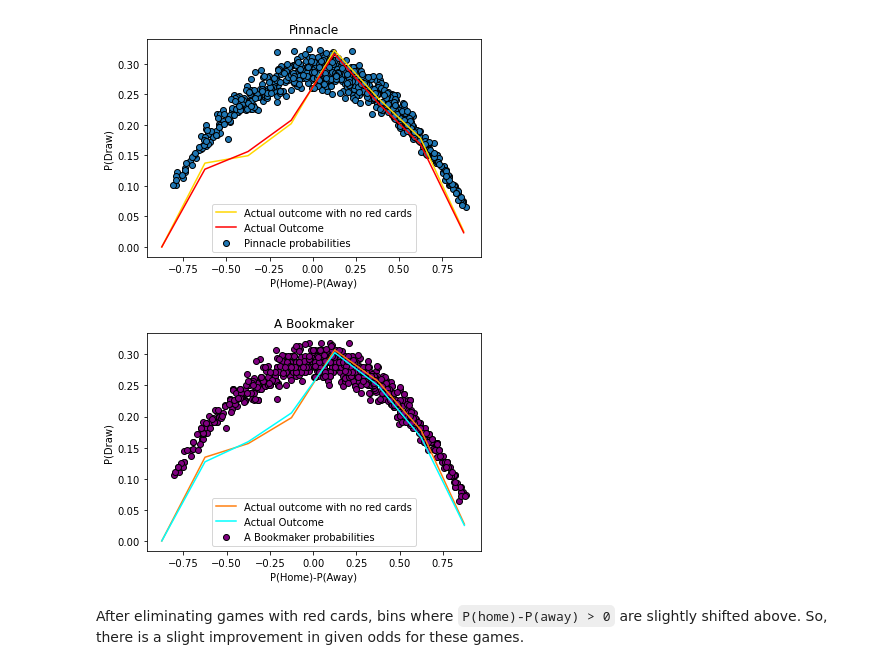
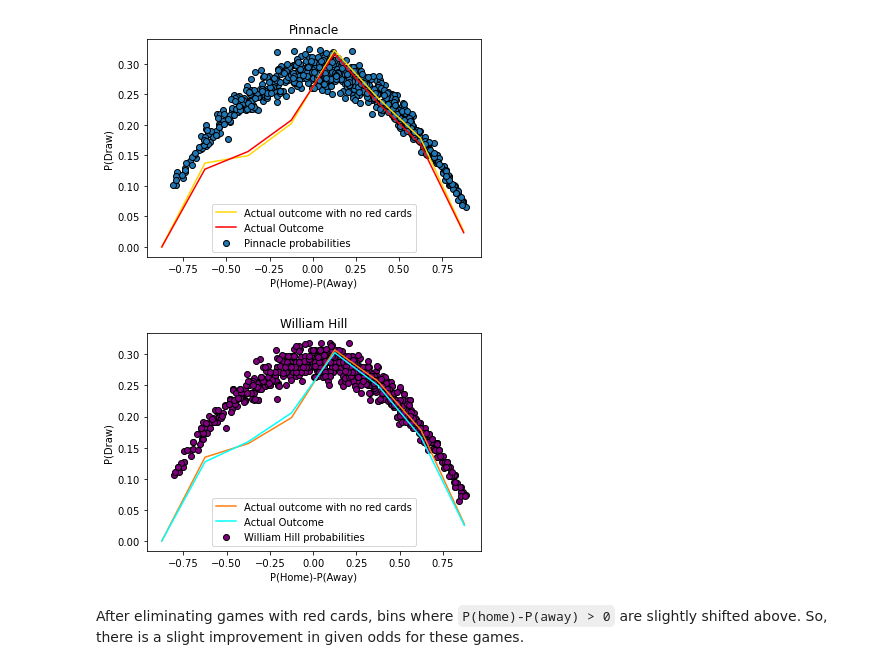
Before and after one commit to BU-IE-582/fall20-mervenurkarabulut, a Jupyter notebook: files/hw1/task2-3.ipynb, the cells around one changed output. Saved outputs shown, nothing was run; the diff lists cells and outputs as text; code cells hidden in the pictures.

```diff
--- a/files/hw1/task2-3.ipynb
+++ b/files/hw1/task2-3.ipynb
@@ -213,21 +213,21 @@ plt.show()
 # %%
 without_redCard["range"] = pd.cut(without_redCard["WH_diff"], bins, right=True, labels=False) + 1
 actual = without_redCard.groupby(["range"]).sum()/without_redCard.groupby(["range"]).count()
 
 plt.scatter(without_redCard["WH_diff"], without_redCard["WHD_norm_prob"], marker='o',c="purple",edgecolors="black",
-            label="A Bookmaker probabilities")
+            label="William Hill probabilities")
 plt.plot(bin_ranges,actual["draw"],color="tab:orange",label="Actual outcome with no red cards")
 
 match_data["range"] = pd.cut(match_data["WH_diff"], bins, right=True, labels=False) + 1
 actual = match_data.groupby(["range"]).sum()/match_data.groupby(["range"]).count()
 plt.plot(bin_ranges,actual["draw"],color="aqua",label="Actual Outcome")
 
 plt.xlabel("P(Home)-P(Away)")
 plt.ylabel("P(Draw)")
-plt.title("A Bookmaker")
+plt.title("William Hill")
 plt.legend(loc="lower center")
 plt.show()
 # %% [output]
-[figure, old version]
+[figure, new version]
 # %% [markdown]
 After eliminating games with red cards, bins where `P(home)-P(away) > 0` are slightly shifted above. So, there is a slight improvement in given odds for these games.
```
Also changed, not shown: parts of 3 cells of this notebook.
